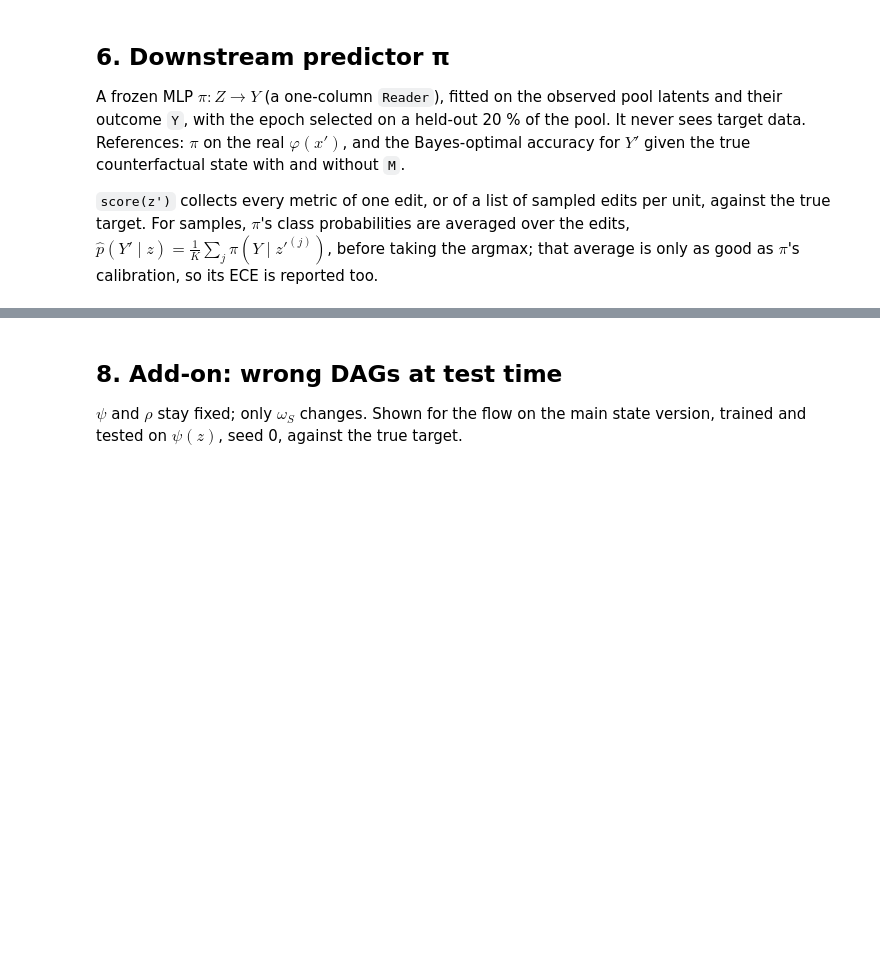
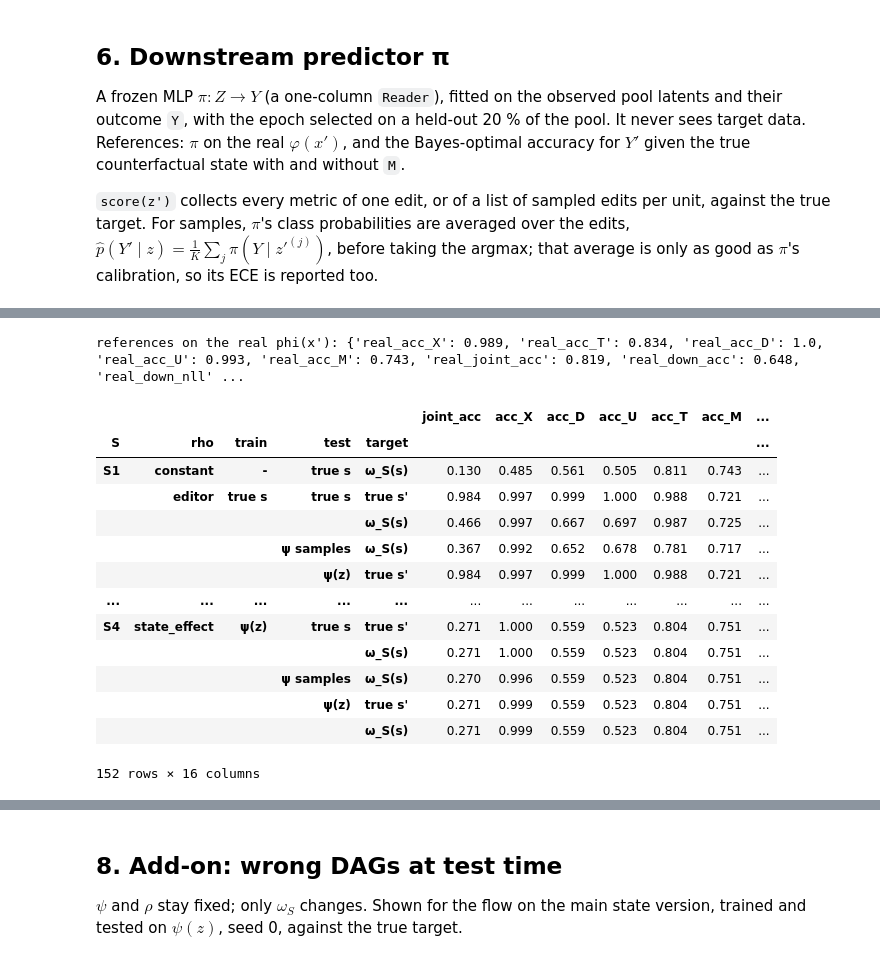
Before and after one commit to kestelnadomu/latent_intervention, a Jupyter notebook: experiment.ipynb, the cells around one changed output, grey strips where cells are left out. Drawn from its saved outputs; the diff is of its cells as text; code cells hidden in the pictures; blank space fills up the shorter version.

```diff
--- a/experiment.ipynb
+++ b/experiment.ipynb
@@ -414,28 +456,55 @@ Every $\rho$ is tested with the true source states, with $\psi(z)$ (the argmax r
 # %%
 def evaluate_all() -> pd.DataFrame:
     rows = []
     for (S, kind, arm, seed), renderer in tqdm(rho.items(), desc="evaluate", total=len(rho)):
         for test, states in {"true s": s_eval, "ψ(z)": s_read[seed]}.items():
             result = Pipeline(None, operator(seed), renderer)(z_eval, states)
             rows.append({"S": S, "rho": kind, "train": arm, "test": test, "seed": seed, **score(result.z_prime)})
         # one operator draw per sampled reading
         edits = [Pipeline(None, operator(SAMPLES * seed + j), renderer)(z_eval, s).z_prime
                  for j, s in enumerate(s_samples[seed])]
         rows.append({"S": S, "rho": kind, "train": arm, "test": "ψ samples", "seed": seed, **score(edits)})
     for kind, renderer in {"identity": IdentityRenderer(STATE),
                            "constant": ConstantRenderer(STATE, on="X").fit(z_pool, s_pool)}.items():
         result = Pipeline(None, operator(), renderer)(z_eval, s_eval)
         rows.append({"S": MAIN, "rho": kind, "train": "-", "test": "true s", "seed": 0, **score(result.z_prime)})
     return pd.DataFrame(rows)
 
 
-results = cached("results", evaluate_all)
+def evaluate_true_target() -> pd.DataFrame:
+    # the renderer alone: s' = the true counterfactual state instead of omega_S(s), so no operator error
+    rows = []
+    for (S, kind, arm, seed), renderer in tqdm(rho.items(), desc="evaluate (true s')", total=len(rho)):
+        for test, states in {"true s": s_eval, "ψ(z)": s_read[seed]}.items():
+            s, s_prime = states.reset_index(drop=True), s_cf[states.columns].reset_index(drop=True)
+            rows.append({"S": S, "rho": kind, "train": arm, "test": test, "seed": seed, **score(renderer(z_eval, s, s_prime))})
+    return pd.DataFrame(rows)
+
+
+results = pd.concat([cached("results", evaluate_all).assign(target="ω_S(s)"),
+                     cached("results-true-target", evaluate_true_target).assign(target="true s'")], ignore_index=True)
 
 metrics = ["joint_acc", "acc_X", "acc_D", "acc_U", "acc_T", "acc_M",
            "gap_closed", "distance", "energy_score", "energy", "shift",
            "down_acc", "down_nll", "down_agree", "parity_gap", "parity_gap_soft"]
 print("references on the real phi(x'):", results.filter(like="real_").iloc[0].round(3).to_dict())
-summary = results.groupby(["S", "rho", "train", "test"])[metrics].agg(["mean", "std"])
+summary = results.groupby(["S", "rho", "train", "test", "target"])[metrics].agg(["mean", "std"])
 summary.xs("mean", axis=1, level=1).round(3)
+# %% [output]
+references on the real phi(x'): {'real_acc_X': 0.989, 'real_acc_T': 0.834, 'real_acc_D': 1.0, 'real_acc_U': 0.993, 'real_acc_M': 0.743, 'real_joint_acc': 0.819, 'real_down_acc': 0.648, 'real_down_nll' ...
+|  |  |  |  |  | joint_acc | acc_X | acc_D | acc_U | acc_T | acc_M | ... |
+| S | rho | train | test | target |  |  |  |  |  |  | ... |
+| S1 | constant | - | true s | ω_S(s) | 0.130 | 0.485 | 0.561 | 0.505 | 0.811 | 0.743 | ... |
+|  | editor | true s | true s | true s' | 0.984 | 0.997 | 0.999 | 1.000 | 0.988 | 0.721 | ... |
+|  |  |  |  | ω_S(s) | 0.466 | 0.997 | 0.667 | 0.697 | 0.987 | 0.725 | ... |
+|  |  |  | ψ samples | ω_S(s) | 0.367 | 0.992 | 0.652 | 0.678 | 0.781 | 0.717 | ... |
+|  |  |  | ψ(z) | true s' | 0.984 | 0.997 | 0.999 | 1.000 | 0.988 | 0.721 | ... |
+| ... | ... | ... | ... | ... | ... | ... | ... | ... | ... | ... | ... |
+| S4 | state_effect | ψ(z) | true s | true s' | 0.271 | 1.000 | 0.559 | 0.523 | 0.804 | 0.751 | ... |
+|  |  |  |  | ω_S(s) | 0.271 | 1.000 | 0.559 | 0.523 | 0.804 | 0.751 | ... |
+|  |  |  | ψ samples | ω_S(s) | 0.270 | 0.996 | 0.559 | 0.523 | 0.804 | 0.751 | ... |
+|  |  |  | ψ(z) | true s' | 0.271 | 0.999 | 0.559 | 0.523 | 0.804 | 0.751 | ... |
+|  |  |  |  | ω_S(s) | 0.271 | 0.999 | 0.559 | 0.523 | 0.804 | 0.751 | ... |
+152 rows × 16 columns
 # %%
 # estimation gap per renderer (main state version): train states x test states
```
Also changed, not shown: parts of 11 cells of this notebook, 5 other files.
